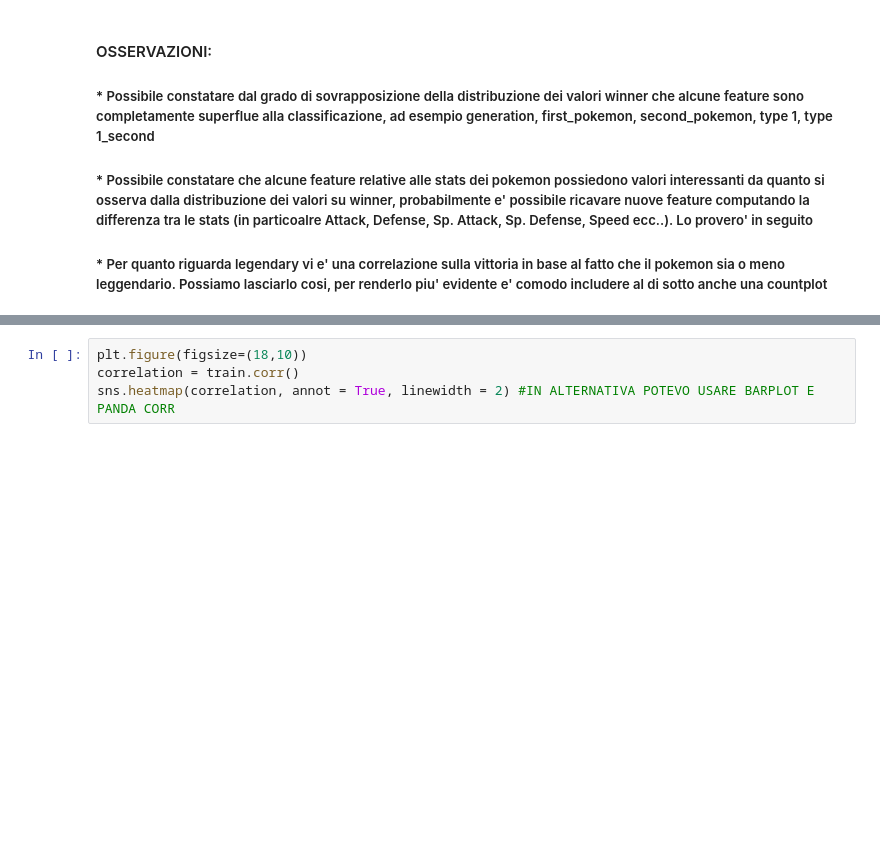
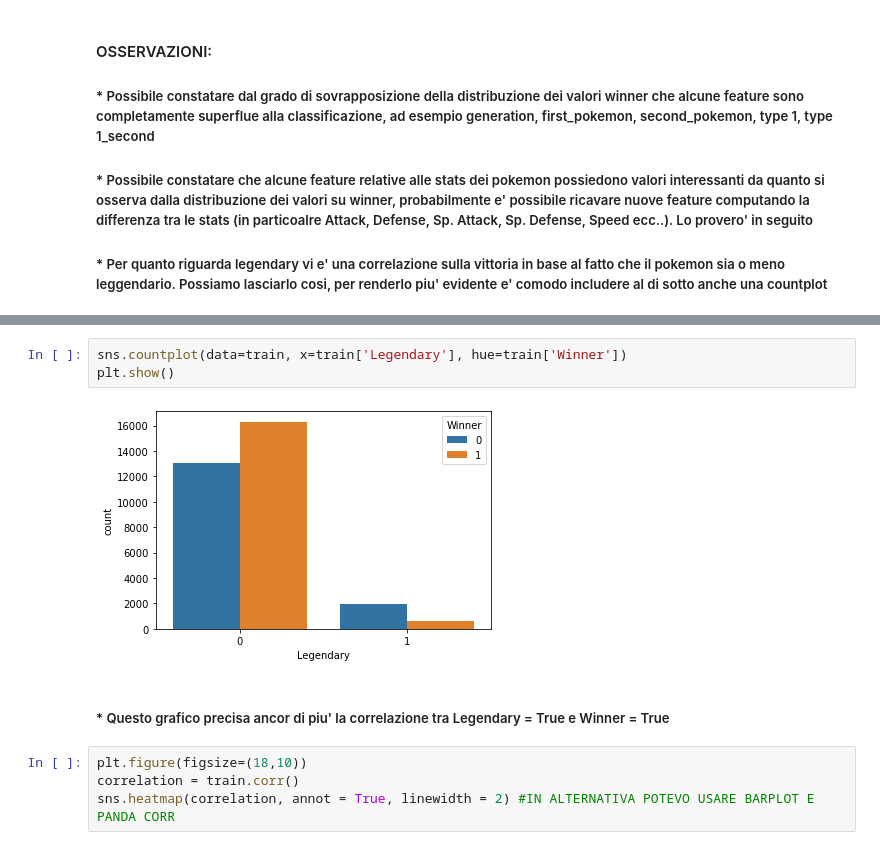
Before and after one commit to samuel-esp/challenge-pokemon, a Jupyter notebook: Training.ipynb, the cells around one changed output, grey strips where cells are left out. Drawn from its saved outputs; the diff is of its cells as text; blank space fills up the shorter version.

```diff
--- a/Training.ipynb
+++ b/Training.ipynb
@@ -382,3 +377,10 @@ SyntaxError: EOL while scanning string literal (<ipython-input-31-172288f985d0>,
+# %%
+sns.countplot(data=train, x=train['Legendary'], hue=train['Winner'])
+plt.show()
+# %% [output]
+[figure, added]
+# %% [markdown]
+##### *  Questo grafico precisa ancor di piu' la correlazione tra Legendary = True e Winner = True
 # %%
 plt.figure(figsize=(18,10))
 correlation = train.corr()
```
Also changed, not shown: parts of 3 cells of this notebook.
